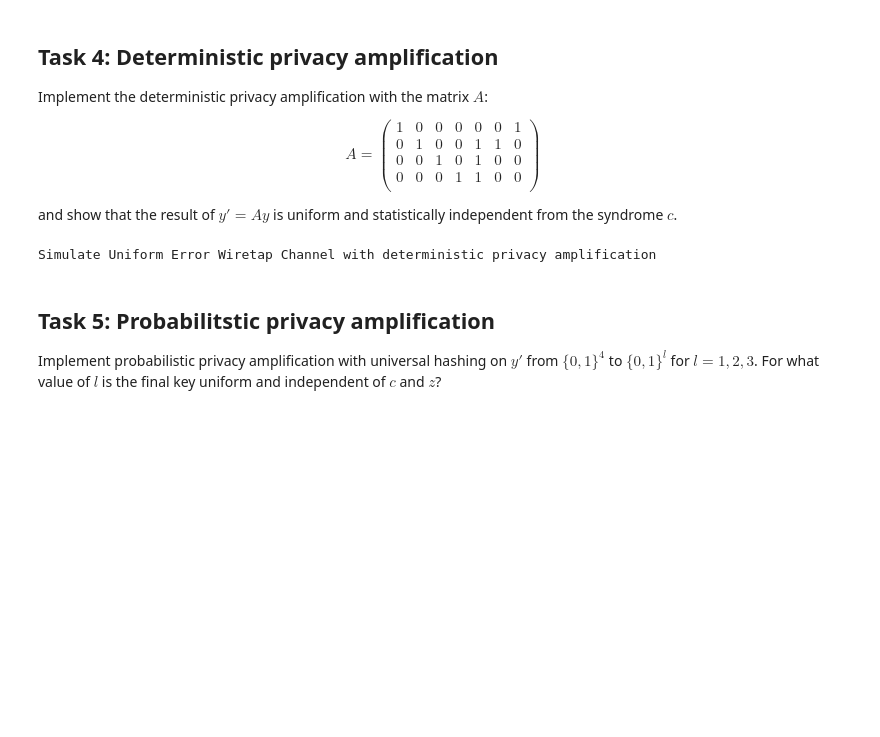
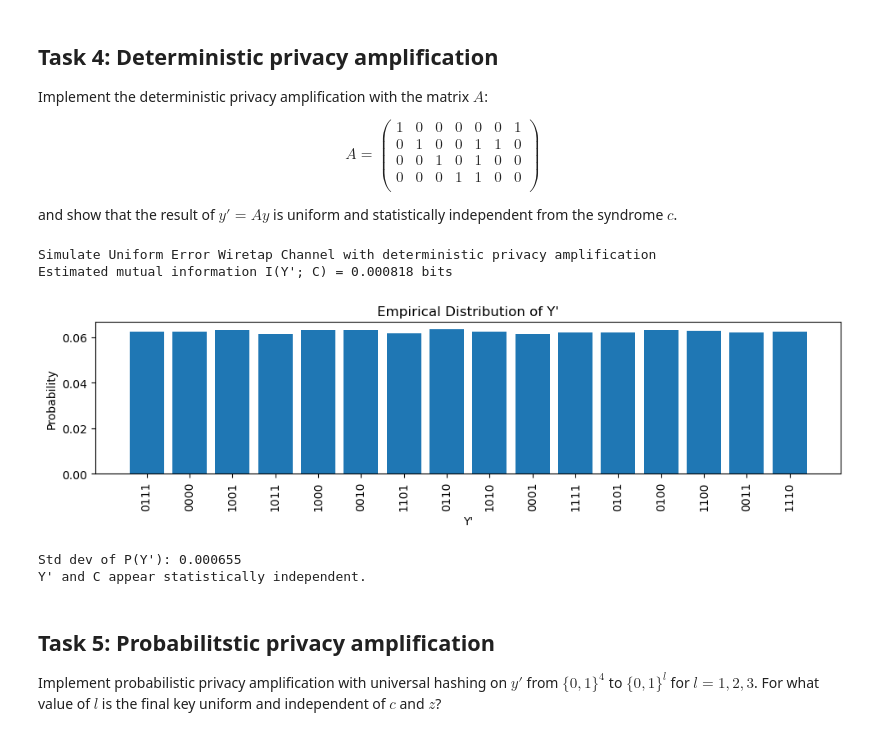
Before and after one commit to lm-schulze/InfoSec, a Jupyter notebook: Lab4.ipynb, the cells around one changed output. Saved outputs shown, nothing was run; the diff lists cells and outputs as text; code cells hidden in the pictures; blank space fills up the shorter version.

```diff
--- a/Lab4.ipynb
+++ b/Lab4.ipynb
@@ -293,13 +293,13 @@ A = np.array([[1, 0, 0, 0, 0, 0, 1],
               [0, 0, 0, 1, 1, 0, 0]])
 
 # compute y'=Ay
-def compute_amplified_key(y: np.ndarray) -> np.ndarray:
+def deterministicAmplification(y: np.ndarray) -> np.ndarray:
     """
     Compute key with privacy amplification matrix A  over GF(2).
     """
     return (A @ y) % 2
 # %%
-def task4(trials=10000):
+def task4(trials=100000):
     print("Simulate Uniform Error Wiretap Channel with deterministic privacy amplification")
     x_population = generate_all_7bit_words()
     x_vals = random.choices(x_population, k=trials)
@@ -324,37 +324,40 @@ def task4(trials=10000):
         # reconciliation (on Bob's side)
         y_hat = correct_forward(y_vec, c)
         # deterministic privacy amplification
-        y_prime = compute_amplified_key(y_hat)
+        y_prime = deterministicAmplification(y_hat)
         y_primes.append("".join(map(str, y_prime)))
 
-    # Empirical mutual information I(Y;Z|X)
+    # Empirical mutual information I(Y';C)
     joint_counts = Counter(zip(y_primes, c_samples))
     yp_counts = Counter(y_primes)
     c_counts = Counter(c_samples)
     mi = 0.0
     for (yp, c), count in joint_counts.items():
         p_yc = count / trials
         p_yp = yp_counts[yp] / trials
         p_c = c_counts[c] / trials
         mi += p_yc * np.log2(p_yc / (p_yp * p_c))
 
     print(f"Estimated mutual information I(Y'; C) = {mi:.6f} bits")
     plot_bar(yp_counts, "Y'", trials=trials)
 
     # Print std dev of output probabilities to check uniformity
     yp_probs = np.array([v / trials for v in yp_counts.values()])
-
     print(f"Std dev of P(Y'): {np.std(yp_probs):.6f}")
 
     # Check how close mutual information is to 0
     if mi < 0.01:
         print("Y' and C appear statistically independent.")
     else:
         print("Y' and C may not be statistically independent.")
 
 task4()
 # %% [output]
 Simulate Uniform Error Wiretap Channel with deterministic privacy amplification
+Estimated mutual information I(Y'; C) = 0.000818 bits
+[figure, added]
+Std dev of P(Y'): 0.000655
+Y' and C appear statistically independent.
 # %% [markdown]
 ## Task 5: Probabilitstic privacy amplification
 Implement probabilistic privacy amplification with universal hashing on $y′$ from $\{0, 1\}^4$ to $\{0, 1\}^l$ for
```
Also changed, not shown: parts of 3 cells of this notebook.
